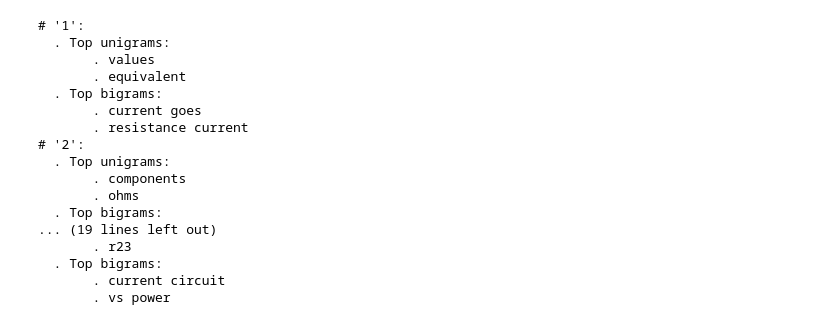
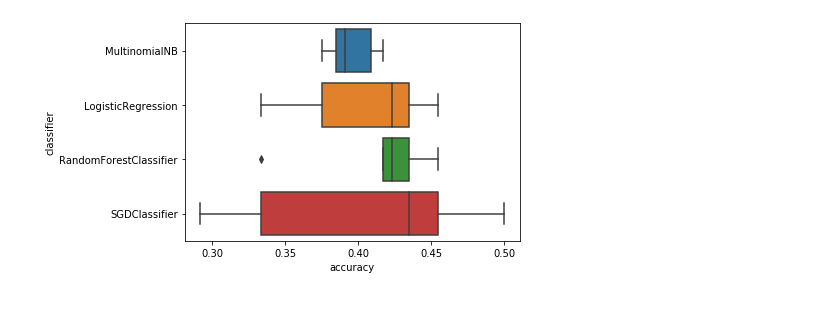
Before and after one commit to tyler-csci/CSCI491TM, a Jupyter notebook: project.ipynb, the cells around one changed output. Drawn from its saved outputs; the diff is of its cells as text; code cells hidden in the pictures.

```diff
--- a/project.ipynb
+++ b/project.ipynb
@@ -38,0 +57,15 @@ plt.show()
+# %%
+#preprocessing
+nltk.download('stopwords')
+replace_space = re.compile('[/(){}\[\]\|@,;]')
+bad_symbol = re.compile('[^0-9a-z #+_]')
+stopword = set(stopwords.words('english'))
+
+def clean_text(text):
+    text = text.lower() #make all text lower case
+    text = replace_space.sub(' ', text) #replace symbols with space
+    text = bad_symbol.sub('', text) #remove bad symbols
+    text = ' '.join(word for word in text.split() if word not in stopword) #remove stopwords
+    return text
+
+df['Response'] = df['Response'].apply(clean_text) #apply clean text
@@ -40,6 +86,6 @@ plt.show()
 from sklearn.feature_extraction.text import TfidfVectorizer
 tfidf = TfidfVectorizer(sublinear_tf=True, min_df=5, norm='l2', encoding='latin-1', ngram_range=(1, 2), stop_words='english')
 features = tfidf.fit_transform(df.Response).toarray()
-labels = df.category_id
+labels = df.Rating
 features.shape
 # %% [output]
@@ -93,25 +246,21 @@ print(clf.predict(count_vect.transform(["As the resistance of R2 goes down, R2 w
 # %%
-from sklearn.linear_model import LogisticRegression
-from sklearn.ensemble import RandomForestClassifier
-from sklearn.svm import LinearSVC
+#plot data using seaborn
+import seaborn as sns
 from sklearn.model_selection import cross_val_score
+
 models = [
-    RandomForestClassifier(n_estimators=200, max_depth=3, random_state=0),
-    LinearSVC(),
-    MultinomialNB(),
-    LogisticRegression(random_state=0),
+          MultinomialNB(),
+          LogisticRegression(random_state=0),
+          RandomForestClassifier(n_estimators=200, max_depth=3, random_state=0),
+          SGDClassifier(loss='hinge', penalty='l2',alpha=1e-3, random_state=42, max_iter=5, tol=None),
 ]
 CV = 5
 cv_df = pd.DataFrame(index=range(CV * len(models)))
 entries = []
+
 for model in models:
   model_name = model.__class__.__name__
-  accuracies = cross_val_score(model, features, labels, scoring='accuracy', cv=CV)
-  for fold_idx, accuracy in enumerate(accuracies):
+  accuracy = cross_val_score(model, features, labels, scoring='accuracy', cv=CV)
+  for fold_idx, accuracy in enumerate(accuracy):
     entries.append((model_name, fold_idx, accuracy))
-cv_df = pd.DataFrame(entries, columns=['model_name', 'fold_idx', 'accuracy'])
-import seaborn as sns
-sns.boxplot(x='model_name', y='accuracy', data=cv_df)
-sns.stripplot(x='model_name', y='accuracy', data=cv_df,
-              size=8, jitter=True, edgecolor="gray", linewidth=2)
-plt.show()
+cv_df = pd.DataFrame(entries, columns=['classifier', 'fold_idx', 'accuracy'])
@@ -144,29 +267,4 @@ plt.show()
-# %%
-model.fit(features, labels)
-N = 2
-for Product, category_id in sorted(category_to_id.items()):
-  indices = np.argsort(model.coef_[category_id])
-  feature_names = np.array(tfidf.get_feature_names())[indices]
-  unigrams = [v for v in reversed(feature_names) if len(v.split(' ')) == 1][:N]
-  bigrams = [v for v in reversed(feature_names) if len(v.split(' ')) == 2][:N]
-  print("# '{}':".format(Product))
-  print("  . Top unigrams:\n       . {}".format('\n       . '.join(unigrams)))
-  print("  . Top bigrams:\n       . {}".format('\n       . '.join(bigrams)))
-# %% [output]
-# '1':
-  . Top unigrams:
-       . values
-       . equivalent
-  . Top bigrams:
-       . current goes
-       . resistance current
-# '2':
-  . Top unigrams:
-       . components
-       . ohms
-  . Top bigrams:
-... (19 lines left out)
-       . r23
-  . Top bigrams:
-       . current circuit
-       . vs power
+# %%
+plot = sns.boxplot(x="accuracy", y="classifier", data=cv_df)
+# %% [output]
+[figure, added]
```
Also changed, not shown: parts of 26 cells of this notebook.
